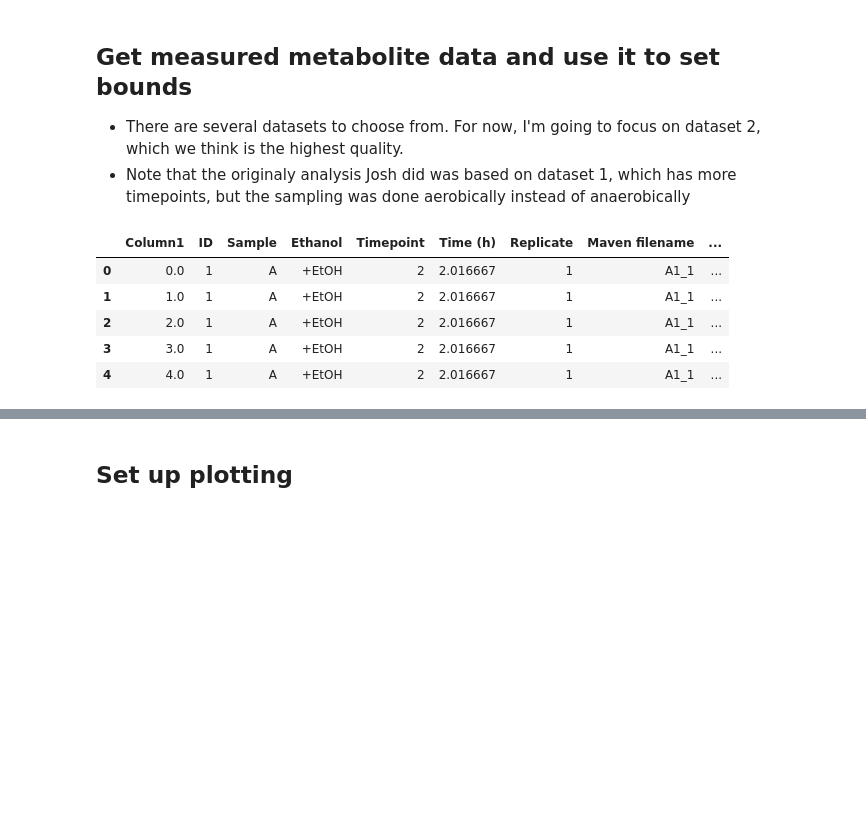
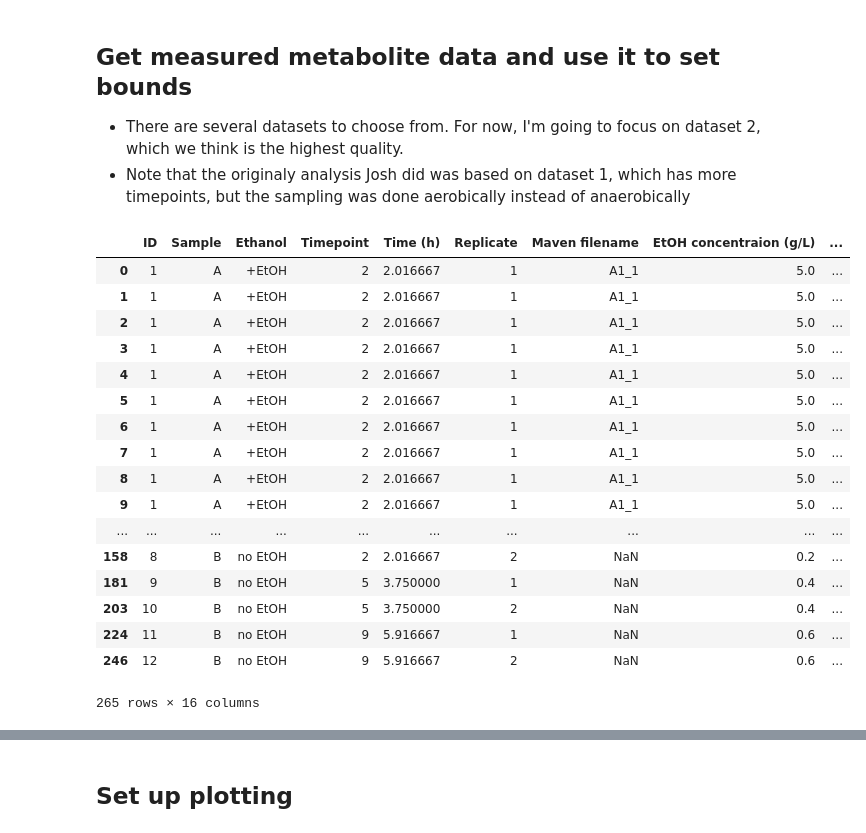
Before and after one commit to satyakamdash/Ctherm_thermo, a Jupyter notebook: Analyzing_metabolites_DO.ipynb, the cells around one changed output, grey strips where cells are left out. Saved outputs shown, nothing was run; the diff lists cells and outputs as text; code cells hidden in the pictures; blank space fills up the shorter version.

```diff
--- a/Analyzing_metabolites_DO.ipynb
+++ b/Analyzing_metabolites_DO.ipynb
@@ -137,31 +151,43 @@ def make_pathway(fluxSet, allRxnDf):
 # %%
 # get processed metabolite data
 metDf = pd.read_excel(r'metabolite_data/lt_dataset2_quantified.xlsx')
 
 # Translate metabolite names to KEGG IDs using KNOWNS csv file
 # The plaintext names of the compounds are slightly different from whats in the KEGG_SEED file
 # Fortunately, the file also has KEGG IDs
-stdsDf = pd.read_csv('metabolite_data/KNOWNS-Dan121218v2.csv')
+stdsDf = pd.read_csv('metabolite_data/KNOWNS-Dan011419.csv')
 stdsDf.set_index('compound', inplace = True)
 
 # map KEGG IDs to the metDf dataframe
 metDf['KEGG_ID'] = metDf['compound'].apply(lambda x: stdsDf.loc[x, 'id'])
 
 # Fix ethanol data so that it's similar to other metabolites
 etohGtoM = 46.07
 etDf = metDf.loc[:, ('ID', 'Sample', 'Ethanol', 'Timepoint', 'Time (h)','Replicate', ' EtOH concentraion (g/L)')] # watch out for space in front of EtOH column name
 etDf = etDf.drop_duplicates()
 etDf['KEGG_ID'] = 'C00469' # KEGG ID for ethanol
 etDf['compound'] = 'ethanol'
 etDf['amount_int'] = etDf[' EtOH concentraion (g/L)']*(1/etohGtoM)*1e6 # ethanol concentration in the cells is the same as the concentration in the bulk solution, units of uM
 
 # append ethanol data to existing metabolite dataframe
 metDf2 = metDf.append(etDf, sort = False)
-metDf2[:5]
+metDf2
 # %% [output]
-|  | Column1 | ID | Sample | Ethanol | Timepoint | Time (h) | Replicate | Maven filename | ... |
-| 0 | 0.0 | 1 | A | +EtOH | 2 | 2.016667 | 1 | A1_1 | ... |
-| 1 | 1.0 | 1 | A | +EtOH | 2 | 2.016667 | 1 | A1_1 | ... |
-| 2 | 2.0 | 1 | A | +EtOH | 2 | 2.016667 | 1 | A1_1 | ... |
-| 3 | 3.0 | 1 | A | +EtOH | 2 | 2.016667 | 1 | A1_1 | ... |
-| 4 | 4.0 | 1 | A | +EtOH | 2 | 2.016667 | 1 | A1_1 | ... |
+|  | ID | Sample | Ethanol | Timepoint | Time (h) | Replicate | Maven filename | EtOH concentraion (g/L) | ... |
+| 0 | 1 | A | +EtOH | 2 | 2.016667 | 1 | A1_1 | 5.0 | ... |
+| 1 | 1 | A | +EtOH | 2 | 2.016667 | 1 | A1_1 | 5.0 | ... |
+| 2 | 1 | A | +EtOH | 2 | 2.016667 | 1 | A1_1 | 5.0 | ... |
+| 3 | 1 | A | +EtOH | 2 | 2.016667 | 1 | A1_1 | 5.0 | ... |
+| 4 | 1 | A | +EtOH | 2 | 2.016667 | 1 | A1_1 | 5.0 | ... |
+| 5 | 1 | A | +EtOH | 2 | 2.016667 | 1 | A1_1 | 5.0 | ... |
+| 6 | 1 | A | +EtOH | 2 | 2.016667 | 1 | A1_1 | 5.0 | ... |
+| 7 | 1 | A | +EtOH | 2 | 2.016667 | 1 | A1_1 | 5.0 | ... |
+| 8 | 1 | A | +EtOH | 2 | 2.016667 | 1 | A1_1 | 5.0 | ... |
+| 9 | 1 | A | +EtOH | 2 | 2.016667 | 1 | A1_1 | 5.0 | ... |
+| ... | ... | ... | ... | ... | ... | ... | ... | ... | ... |
+| 158 | 8 | B | no EtOH | 2 | 2.016667 | 2 | NaN | 0.2 | ... |
+| 181 | 9 | B | no EtOH | 5 | 3.750000 | 1 | NaN | 0.4 | ... |
+| 203 | 10 | B | no EtOH | 5 | 3.750000 | 2 | NaN | 0.4 | ... |
+| 224 | 11 | B | no EtOH | 9 | 5.916667 | 1 | NaN | 0.6 | ... |
+| 246 | 12 | B | no EtOH | 9 | 5.916667 | 2 | NaN | 0.6 | ... |
+265 rows × 16 columns
```
Also changed, not shown: parts of 8 cells of this notebook, 13 other files.
